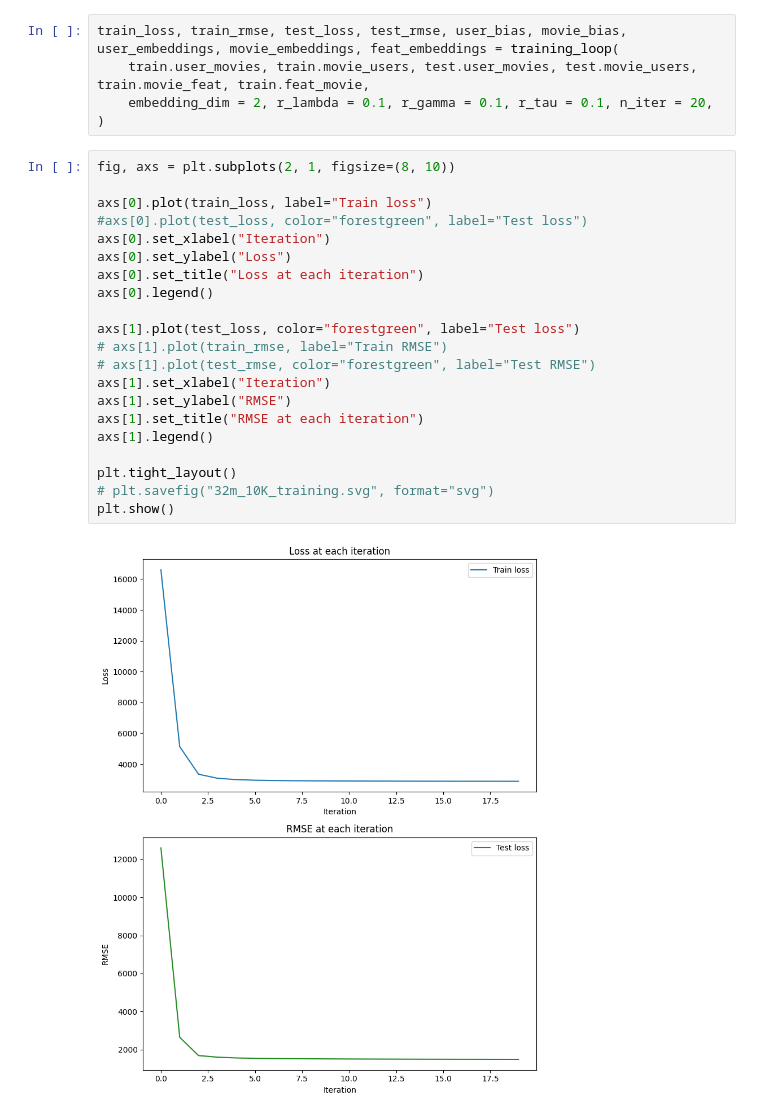
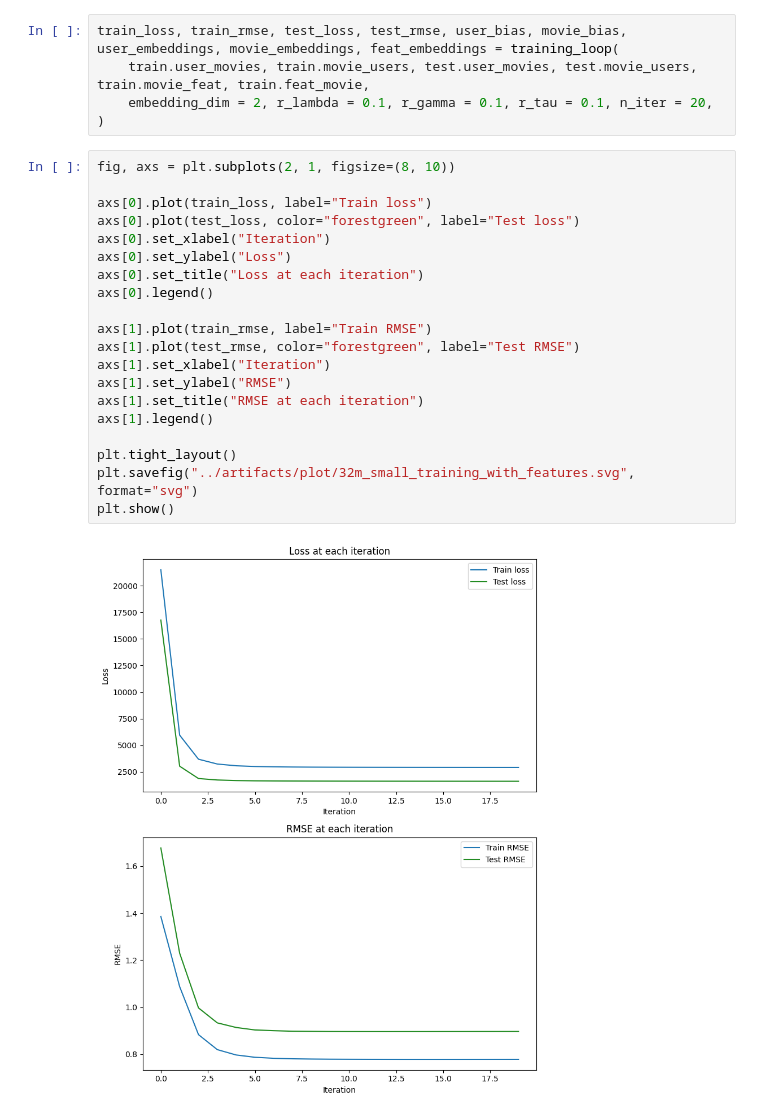
Before and after one commit to Toavina00/Recommender-system, a Jupyter notebook: notebooks/recommender.ipynb, the cells around one changed output. Saved outputs shown, nothing was run; the diff lists cells and outputs as text.

```diff
--- a/notebooks/recommender.ipynb
+++ b/notebooks/recommender.ipynb
@@ -21,23 +20,22 @@ train_loss, train_rmse, test_loss, test_rmse, user_bias, movie_bias, user_embedd
 # %%
 fig, axs = plt.subplots(2, 1, figsize=(8, 10))
 
 axs[0].plot(train_loss, label="Train loss")
-#axs[0].plot(test_loss, color="forestgreen", label="Test loss")
+axs[0].plot(test_loss, color="forestgreen", label="Test loss")
 axs[0].set_xlabel("Iteration")
 axs[0].set_ylabel("Loss")
 axs[0].set_title("Loss at each iteration")
 axs[0].legend()
 
-axs[1].plot(test_loss, color="forestgreen", label="Test loss")
-# axs[1].plot(train_rmse, label="Train RMSE")
-# axs[1].plot(test_rmse, color="forestgreen", label="Test RMSE")
+axs[1].plot(train_rmse, label="Train RMSE")
+axs[1].plot(test_rmse, color="forestgreen", label="Test RMSE")
 axs[1].set_xlabel("Iteration")
 axs[1].set_ylabel("RMSE")
 axs[1].set_title("RMSE at each iteration")
 axs[1].legend()
 
 plt.tight_layout()
-# plt.savefig("32m_10K_training.svg", format="svg")
+plt.savefig("../artifacts/plot/32m_small_training_with_features.svg", format="svg")
 plt.show()
 # %% [output]
-[figure, old version]
+[figure, new version]
```
Also changed, not shown: parts of 4 cells of this notebook, 1 other file.
